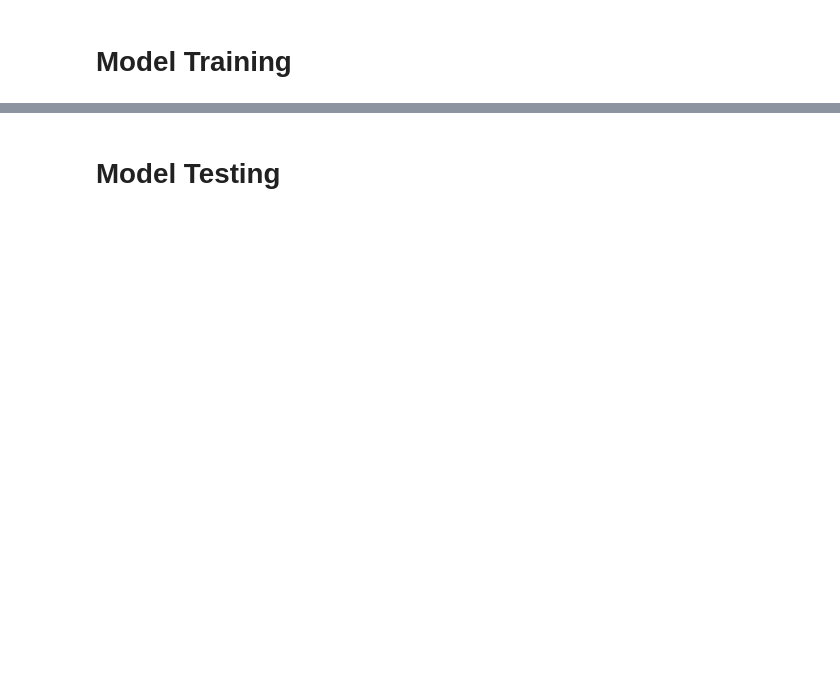
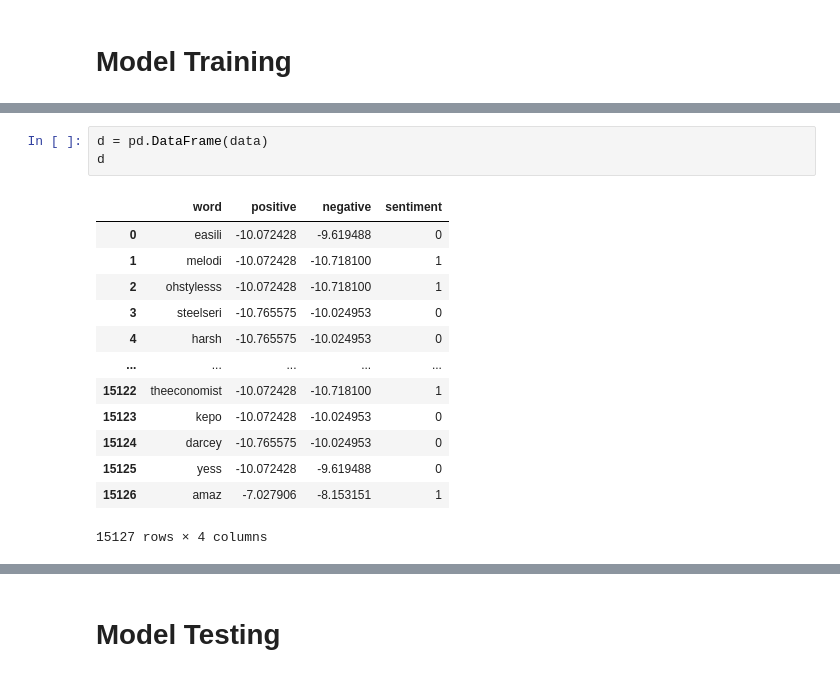
Before and after one commit to scfengv/NLP-Sentiment-Classifier, a Jupyter notebook: Naive Bayes.ipynb, the cells around one changed output, grey strips where cells are left out. Drawn from its saved outputs; the diff is of its cells as text; blank space fills up the shorter version.

```diff
--- a/Naive Bayes.ipynb
+++ b/Naive Bayes.ipynb
@@ -64 +69,18 @@ loglikelihood
  ...}
+# %%
+d = pd.DataFrame(data)
+d
+# %% [output]
+|  | word | positive | negative | sentiment |
+| 0 | easili | -10.072428 | -9.619488 | 0 |
+| 1 | melodi | -10.072428 | -10.718100 | 1 |
+| 2 | ohstylesss | -10.072428 | -10.718100 | 1 |
+| 3 | steelseri | -10.765575 | -10.024953 | 0 |
+| 4 | harsh | -10.765575 | -10.024953 | 0 |
+| ... | ... | ... | ... | ... |
+| 15122 | theeconomist | -10.072428 | -10.718100 | 1 |
+| 15123 | kepo | -10.072428 | -10.024953 | 0 |
+| 15124 | darcey | -10.765575 | -10.024953 | 0 |
+| 15125 | yess | -10.072428 | -9.619488 | 0 |
+| 15126 | amaz | -7.027906 | -8.153151 | 1 |
+15127 rows × 4 columns
```
Also changed, not shown: parts of 7 cells of this notebook, 3 other files.
